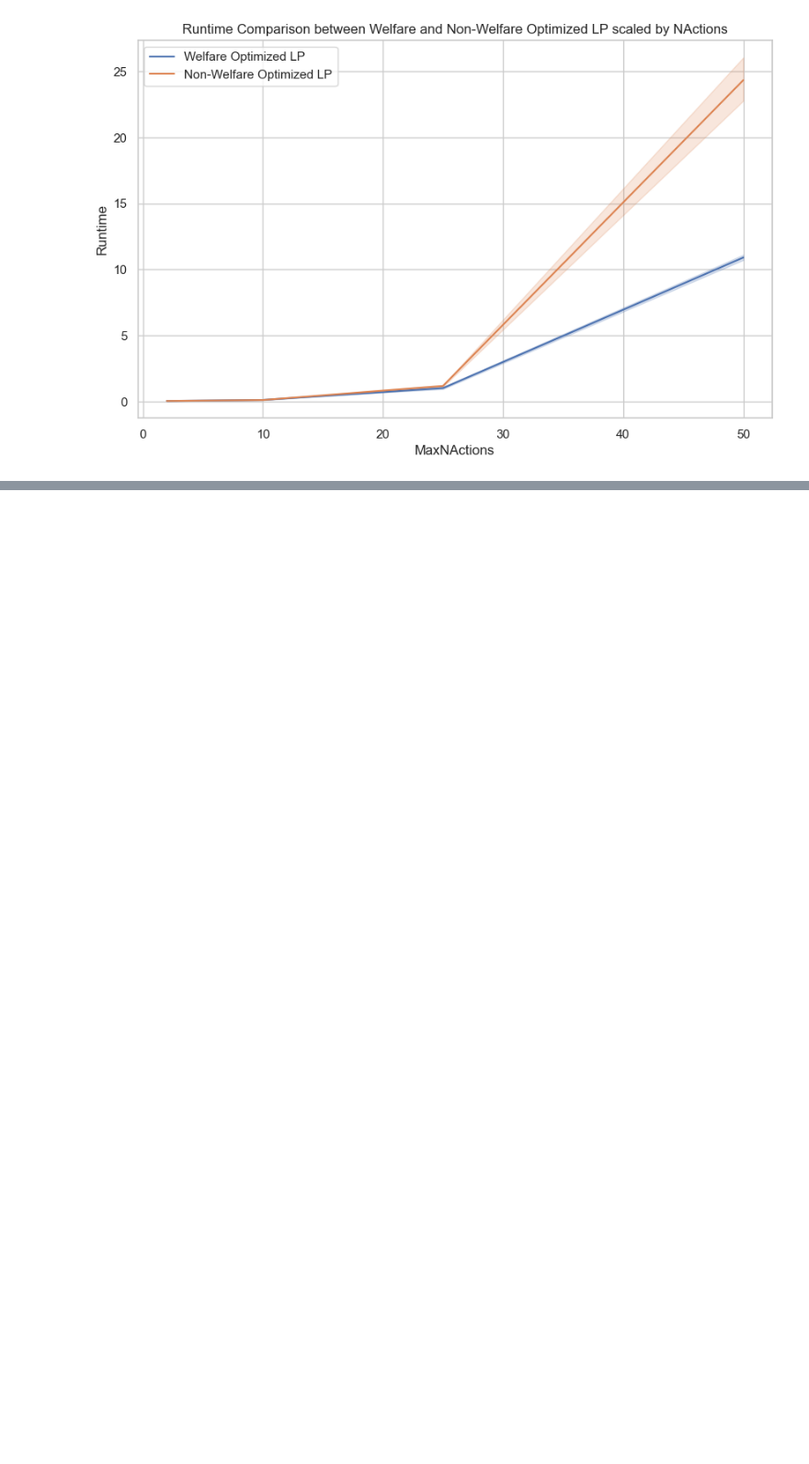
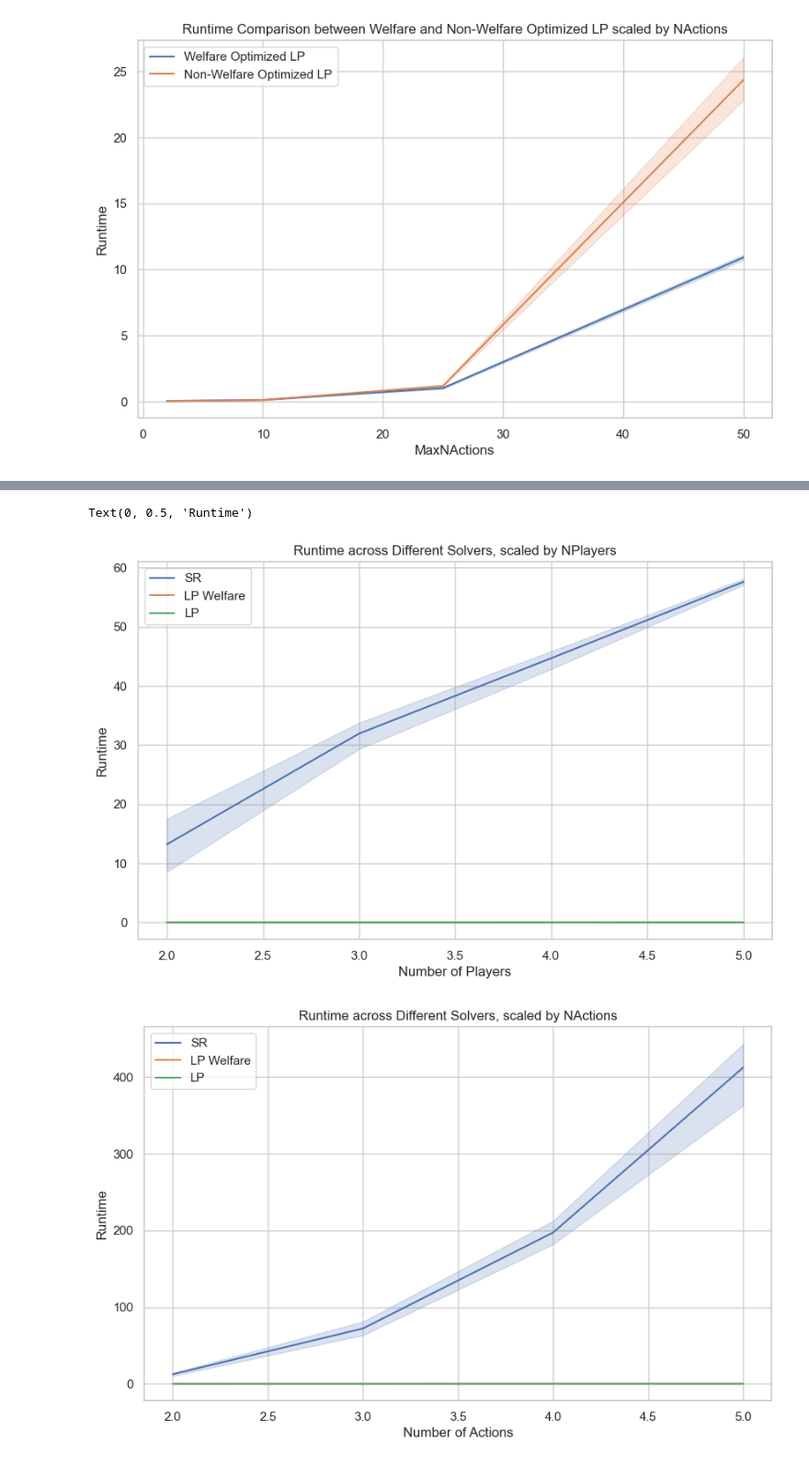
Before and after one commit to rosewang01/cis625-final-proj, a Jupyter notebook: benchmarking.ipynb, the cells around one changed output, grey strips where cells are left out. Shown at 92% size. Saved outputs shown, nothing was run; the diff lists cells and outputs as text; code cells hidden in the pictures; blank space fills up the shorter version.

```diff
--- a/benchmarking.ipynb
+++ b/benchmarking.ipynb
@@ -100,0 +139,22 @@ Text(0.5, 1.0, 'Runtime Comparison between Welfare and Non-Welfare Optimized LP
+# %%
+sns.set(style="whitegrid")
+plt.figure(figsize=(10, 6))
+sns.lineplot(x="NPlayers", y="Runtime", data=sr_nplayers_sr, label="SR")
+sns.lineplot(x="NPlayers", y="Runtime", data=sr_nplayers_lp_welfare, label="LP Welfare")
+sns.lineplot(x="NPlayers", y="Runtime", data=sr_nplayers_lp, label="LP")
+plt.title("Runtime across Different Solvers, scaled by NPlayers")
+plt.xlabel("Number of Players")
+plt.ylabel("Runtime")
+
+sns.set(style="whitegrid")
+plt.figure(figsize=(10, 6))
+sns.lineplot(x="MaxNActions", y="Runtime", data=sr_nactions_sr, label="SR")
+sns.lineplot(x="MaxNActions", y="Runtime", data=sr_nactions_lp_welfare, label="LP Welfare")
+sns.lineplot(x="MaxNActions", y="Runtime", data=sr_nactions_lp, label="LP")
+plt.title("Runtime across Different Solvers, scaled by NActions")
+plt.xlabel("Number of Actions")
+plt.ylabel("Runtime")
+# %% [output]
+Text(0, 0.5, 'Runtime')
+[figure, added]
+[figure, added]
```
Also changed, not shown: parts of 6 cells of this notebook.
